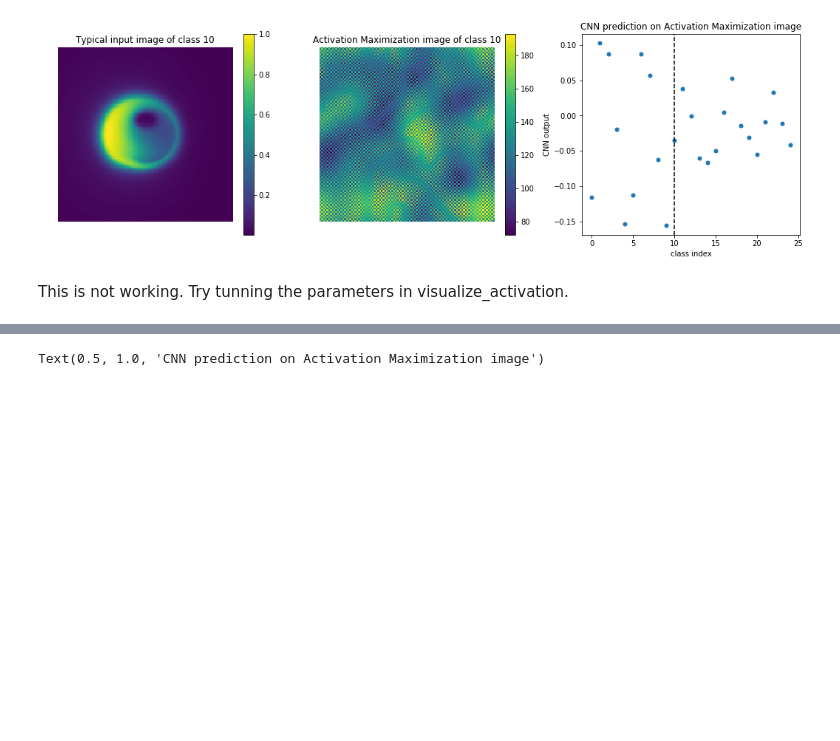
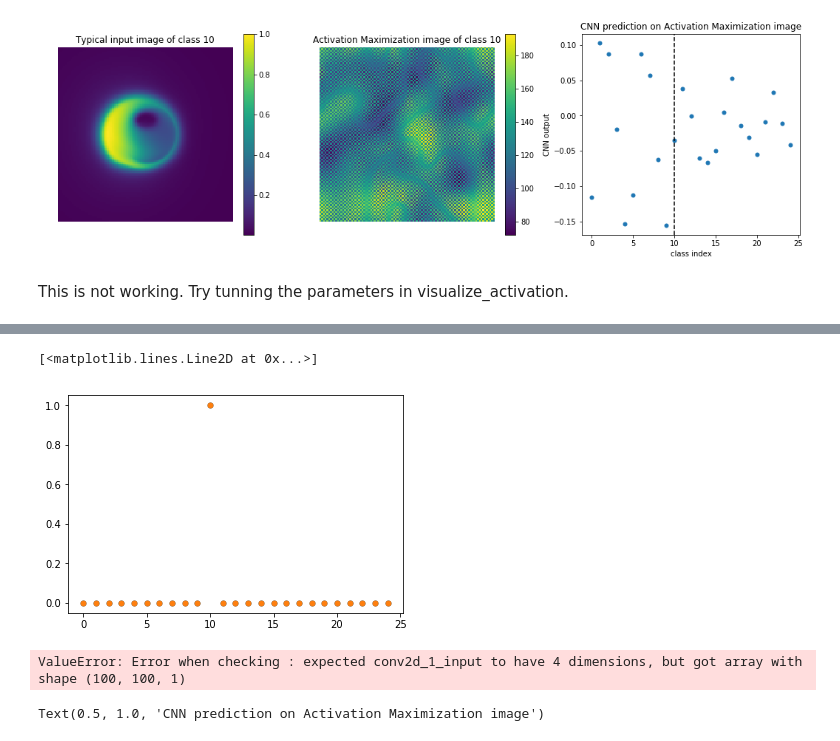
Before and after one commit to iwahle/CS101, a Jupyter notebook: grid_saliency.ipynb, the cells around one changed output, grey strips where cells are left out. Drawn from its saved outputs; the diff is of its cells as text; code cells hidden in the pictures; blank space fills up the shorter version.

```diff
--- a/grid_saliency.ipynb
+++ b/grid_saliency.ipynb
@@ -148,6 +148,10 @@ model = keras.models.model_from_yaml(loaded_model_yaml)
 # load weights into new model
 model.load_weights("grid_cnn_incl_spin_weights.h5")
 
+# keep an copy of original model
+model0=keras.models.clone_model(model)
+model0.set_weights(model.get_weights())
+
 # Swap softmax with linear
 model.layers[-1].activation = keras.activations.linear
 model = utils.apply_modifications(model)
@@ -229,3 +250,13 @@ Text(0.5, 1.0, 'CNN prediction on Activation Maximization image')
+# %%
+plt.plot(model0.predict(img[np.newaxis,...])[0],'.',markersize=10)
+plt.plot(model0.predict(X[np.newaxis,idx])[0],'.',markersize=10)
+# %% [output]
+[<matplotlib.lines.Line2D at 0x...>]
+[figure, added]
+# %%
+ax[2].plot(model.predict(X[idx])[0],'.',markersize=10)
+# %% [output]
+ValueError: Error when checking : expected conv2d_1_input to have 4 dimensions, but got array with shape (100, 100, 1)
 # %%
 # try turn on jitter
 filter_idx = 10
```
Also changed, not shown: parts of 3 cells of this notebook.
